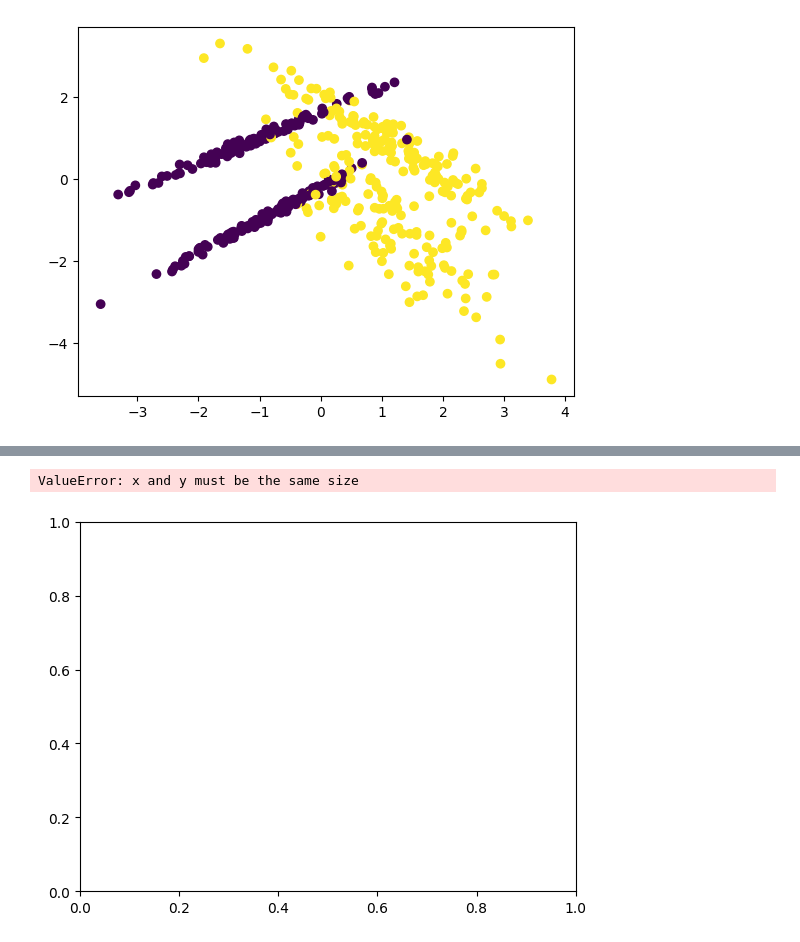
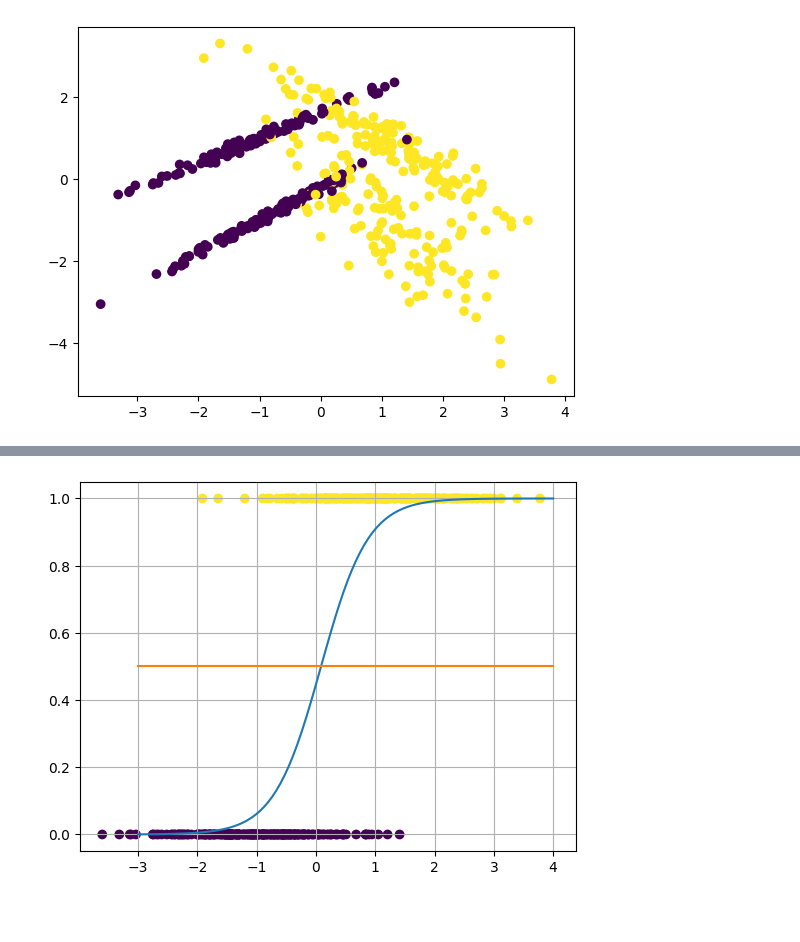
Before and after one commit to akshatkumar2006/Learn-Machine-Learning, a Jupyter notebook: Models_/2_LogisticRegression.ipynb, the cells around one changed output, grey strips where cells are left out. Drawn from its saved outputs; the diff is of its cells as text; code cells hidden in the pictures; blank space fills up the shorter version.

```diff
--- a/Models_/2_LogisticRegression.ipynb
+++ b/Models_/2_LogisticRegression.ipynb
@@ -93,4 +93,10 @@ plt.show()
 # %%
+x1 = np.linspace(-3,4,100)
+y1 = np.array([0.5]*x1.size)
+plt.scatter(X[:,0],y,c=y)
+plt.plot(x1,1/(1+np.exp(-1*(clf.w[0]*x1+clf.w0))))
+plt.plot(x1, y1)
+plt.grid()
+plt.show()
 # %% [output]
-ValueError: x and y must be the same size
-[figure, old version]
+[figure, new version]
```
Also changed, not shown: parts of 4 cells of this notebook, 4 other files.
